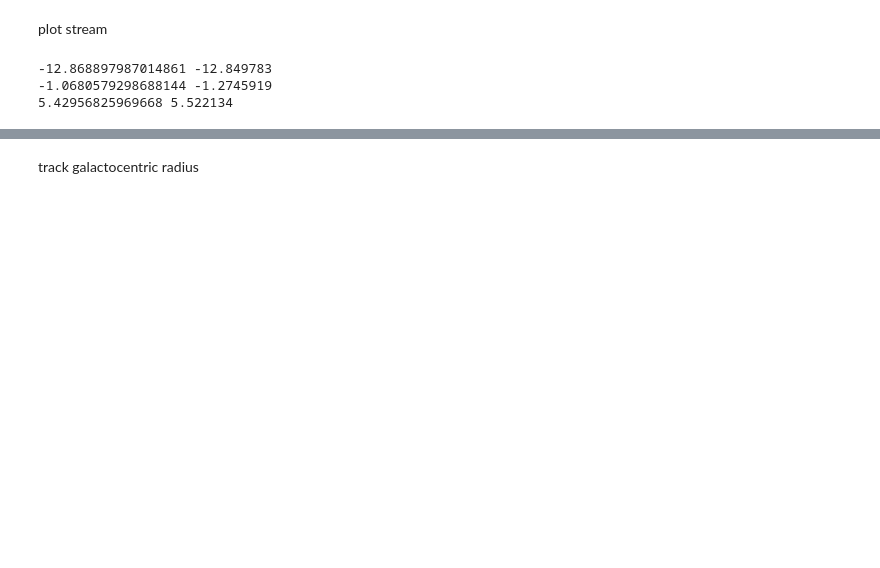
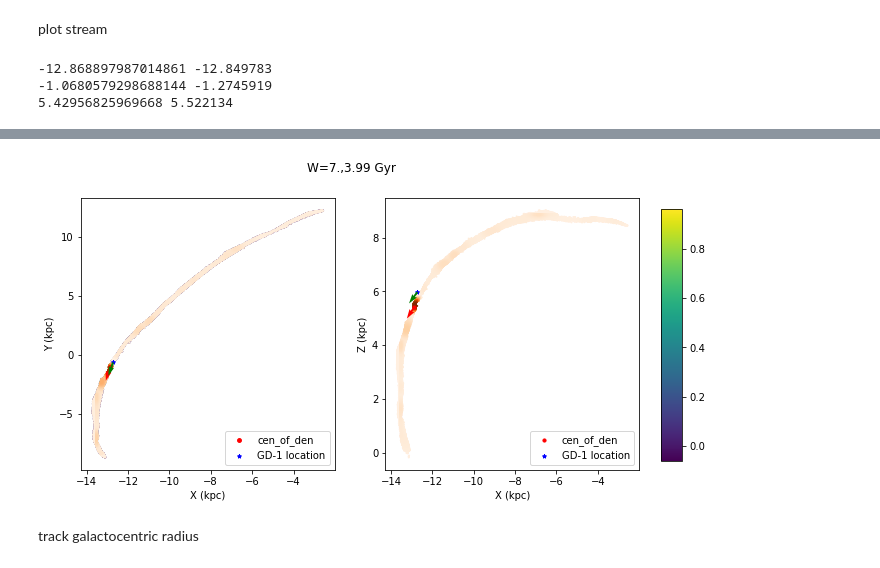
Before and after one commit to nbanik/EffectofNbodyMassResolutionOnStreamDensity, a Jupyter notebook: ExploreGlobularClusterStreaminNbody.ipynb, the cells around one changed output, grey strips where cells are left out. Drawn from its saved outputs; the diff is of its cells as text; code cells hidden in the pictures; blank space fills up the shorter version.

```diff
--- a/ExploreGlobularClusterStreaminNbody.ipynb
+++ b/ExploreGlobularClusterStreaminNbody.ipynb
@@ -142,7 +142,7 @@ print (zc,zcore)
 
 theta = np.linspace(0,2*np.pi,1000)
 
-f, axes = plt.subplots(nrows = 1, ncols = 2,figsize=(8,4))
+f, axes = plt.subplots(nrows = 1, ncols = 2,figsize=(10,5))
 f.suptitle("W=7.,{:.2f} Gyr".format(0.01*m1))
 
 sc = axes[0].scatter(X_xy,Y_xy,c=densxy,s=1)
@@ -184,3 +182,4 @@ plt.show()
+[figure, added]
 # %% [markdown]
 track galactocentric radius
 # %%
```
Also changed, not shown: parts of 27 cells of this notebook.
